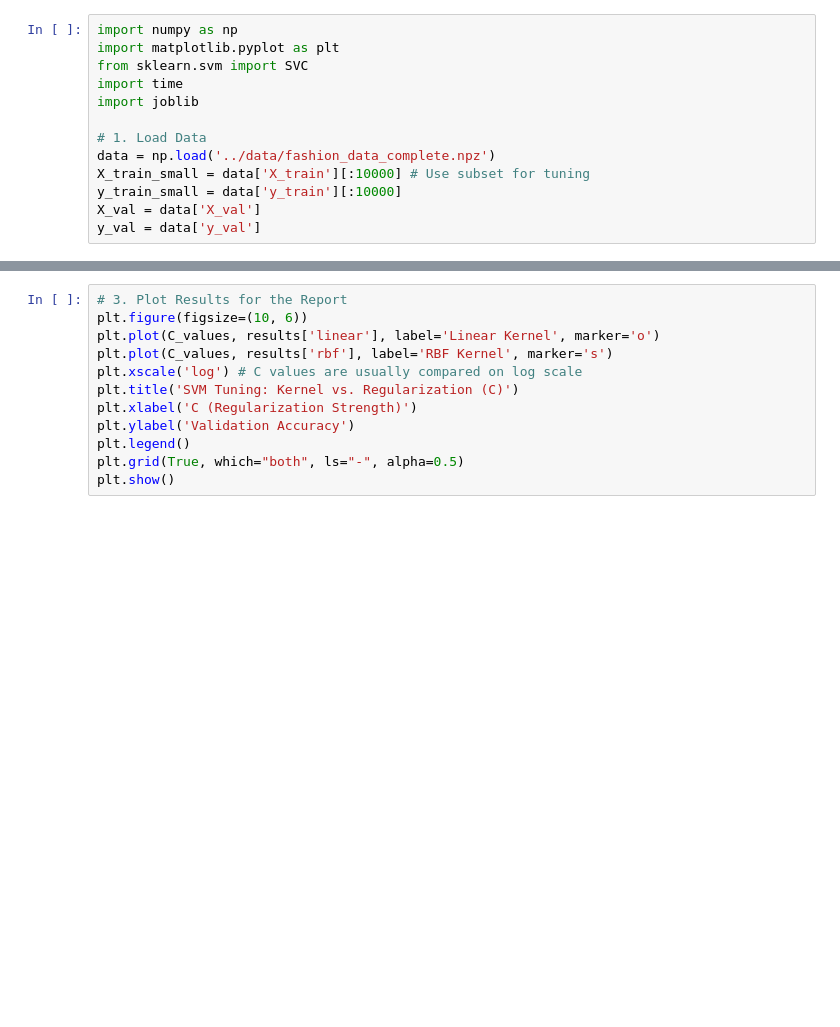
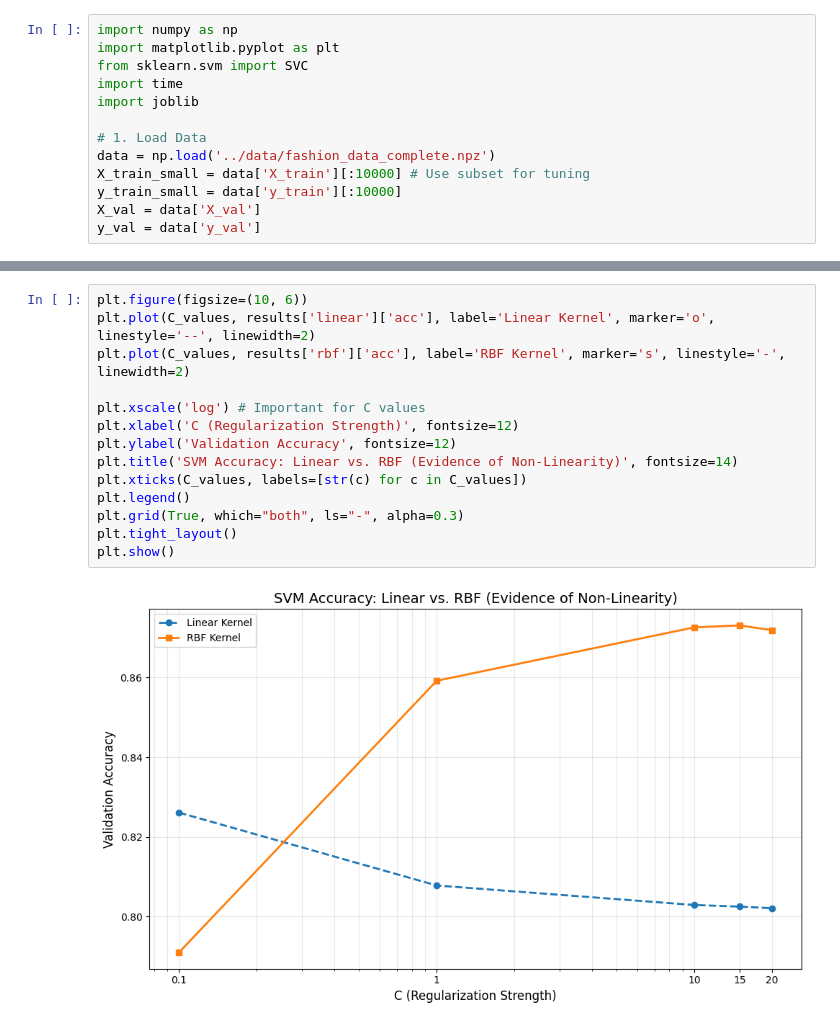
Before and after one commit to hieuvous/lab3_ML, a Jupyter notebook: models/SVM.ipynb, the cells around one changed output, grey strips where cells are left out. Cells and saved outputs as stored; diff of their text form; blank space fills up the shorter version.

```diff
--- a/models/SVM.ipynb
+++ b/models/SVM.ipynb
@@ -36,13 +152,17 @@ for kernel in kernels:
 # %%
-# 3. Plot Results for the Report
 plt.figure(figsize=(10, 6))
-plt.plot(C_values, results['linear'], label='Linear Kernel', marker='o')
-plt.plot(C_values, results['rbf'], label='RBF Kernel', marker='s')
-plt.xscale('log') # C values are usually compared on log scale
-plt.title('SVM Tuning: Kernel vs. Regularization (C)')
-plt.xlabel('C (Regularization Strength)')
-plt.ylabel('Validation Accuracy')
+plt.plot(C_values, results['linear']['acc'], label='Linear Kernel', marker='o', linestyle='--', linewidth=2)
+plt.plot(C_values, results['rbf']['acc'], label='RBF Kernel', marker='s', linestyle='-', linewidth=2)
+
+plt.xscale('log') # Important for C values
+plt.xlabel('C (Regularization Strength)', fontsize=12)
+plt.ylabel('Validation Accuracy', fontsize=12)
+plt.title('SVM Accuracy: Linear vs. RBF (Evidence of Non-Linearity)', fontsize=14)
+plt.xticks(C_values, labels=[str(c) for c in C_values])
 plt.legend()
-plt.grid(True, which="both", ls="-", alpha=0.5)
+plt.grid(True, which="both", ls="-", alpha=0.3)
+plt.tight_layout()
 plt.show()
+# %% [output]
+[figure, added]
 # %%
```
Also changed, not shown: parts of 4 cells of this notebook, 11 other files.
